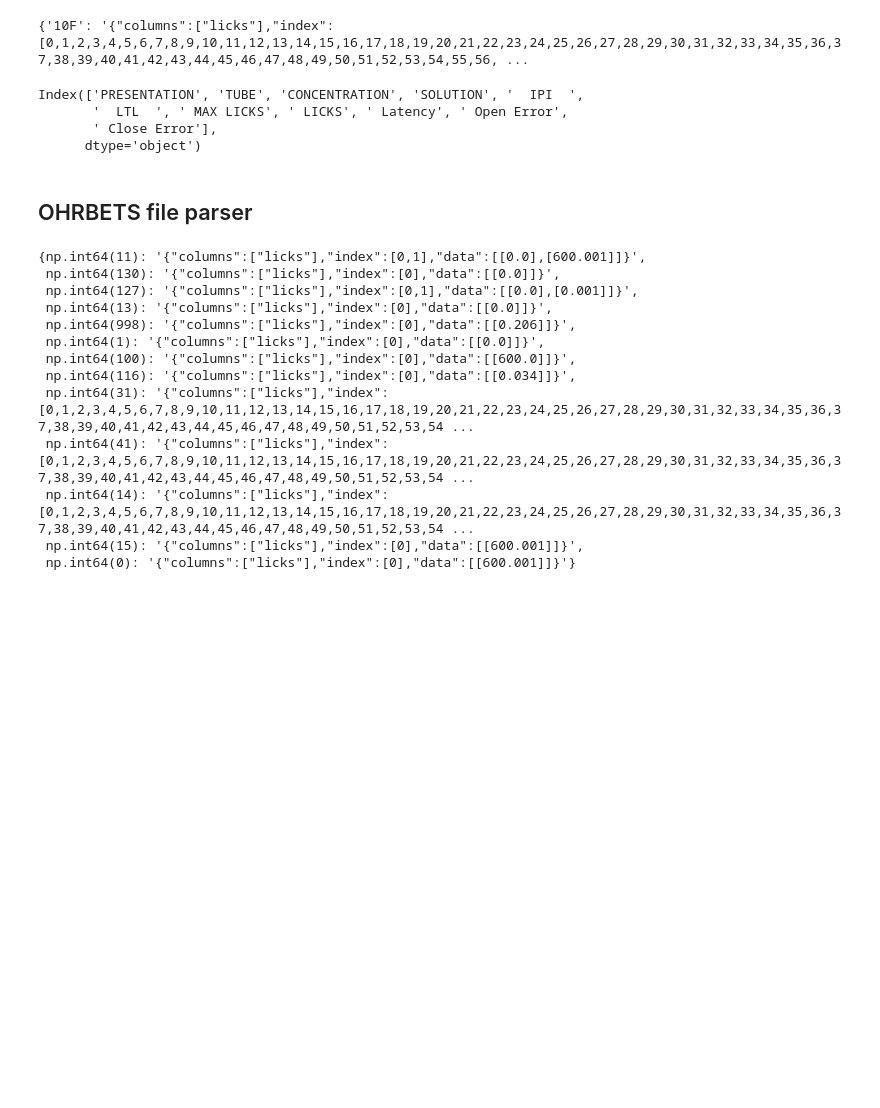
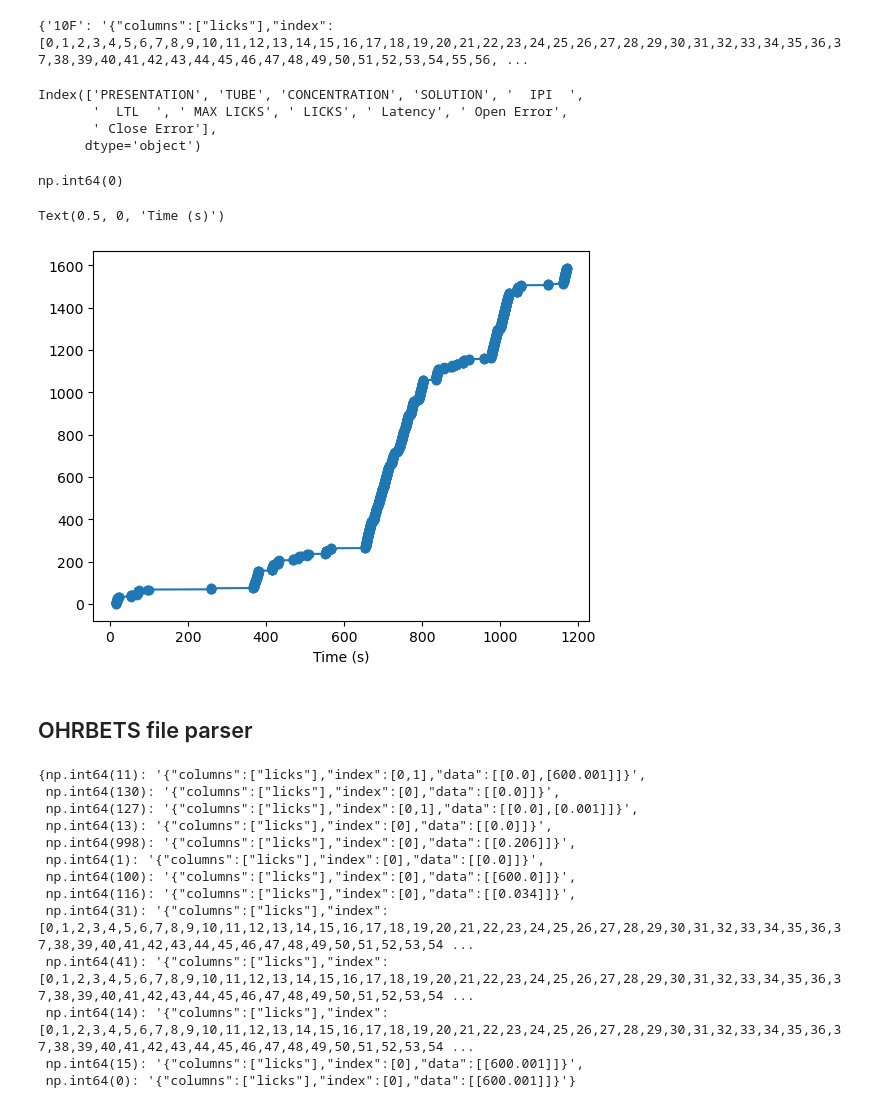
Before and after one commit to uit-no/lickcalc, a Jupyter notebook: notebooks/new_file_parsers.ipynb, the cells around one changed output. Drawn from its saved outputs; the diff is of its cells as text; code cells hidden in the pictures; blank space fills up the shorter version.

```diff
--- a/notebooks/new_file_parsers.ipynb
+++ b/notebooks/new_file_parsers.ipynb
@@ -17,14 +17,14 @@ DATAFOLDER = Path("../data")
 # %% [markdown]
 ## LS file parser
 # %%
-filename = DATAFOLDER / "ls_test1.txt"
+filepath = DATAFOLDER / "ls_test1.txt"
 
-def get_ilis_from_file(filename):
+def get_ilis_from_file(filepath):
 
     return (
         pd
-        .read_csv(filename, skiprows=11, header=None)
-        .astype(np.int16)
+        .read_csv(filepath, skiprows=11, header=None)
+        .astype(np.int32)
         .iloc[0,:]
         .T
         .reset_index(drop=True)
@@ -56,9 +56,24 @@ Index(['PRESENTATION', 'TUBE', 'CONCENTRATION', 'SOLUTION', '  IPI  ',
        ' Close Error'],
       dtype='object')
 # %%
+df = get_ilis_from_file(filepath)
+solution = pd.read_csv(filepath, skiprows=9, nrows=1)["SOLUTION"].values[0].strip()
+latency = pd.read_csv(filepath, skiprows=9, nrows=1)[" Latency"].values[0]
 
-
-    return
+all_ilis = np.array([latency] + df.tolist())
+licks = np.cumsum(all_ilis)
+licks_in_seconds = licks / 1000
+# %%
+np.sum(all_ilis < 0)
+# %% [output]
+np.int64(0)
+# %%
+import matplotlib.pyplot as plt
+plt.plot(licks_in_seconds, np.arange(len(licks_in_seconds)), marker='o')
+plt.xlabel('Time (s)')
+# %% [output]
+Text(0.5, 0, 'Time (s)')
+[figure, added]
 # %% [markdown]
 ## OHRBETS file parser
 # %%
```
Also changed, not shown: parts of 1 cell of this notebook, 5 other files.
